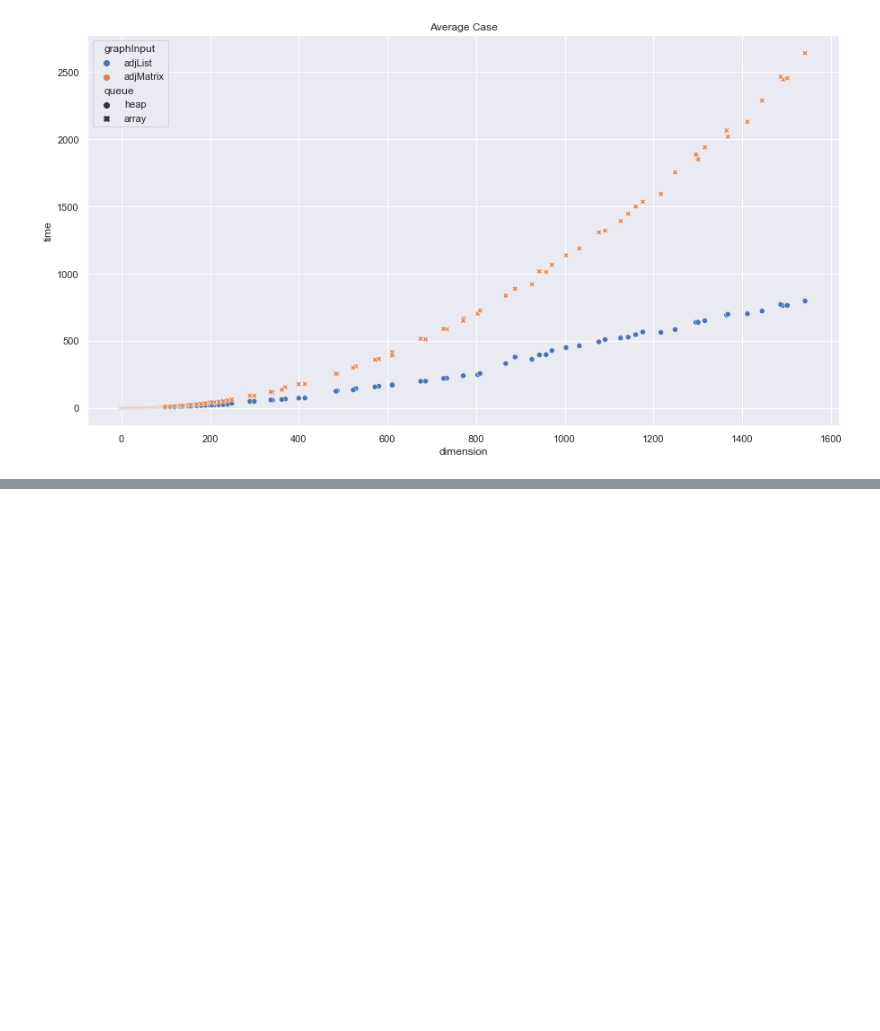
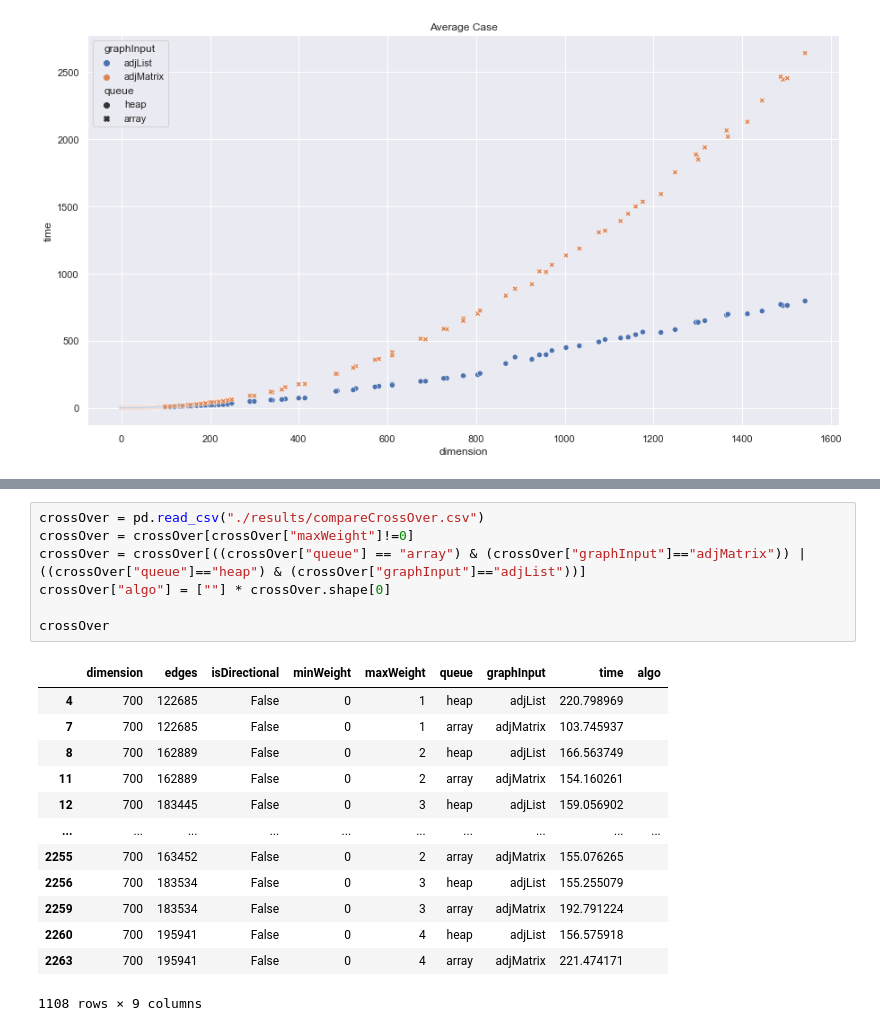
Before and after one commit to TsienJin/SC2001-Group-Projects, a Jupyter notebook: Proj2/Findings.ipynb, the cells around one changed output, grey strips where cells are left out. Drawn from its saved outputs; the diff is of its cells as text; blank space fills up the shorter version.

```diff
--- a/Proj2/Findings.ipynb
+++ b/Proj2/Findings.ipynb
@@ -114,0 +115,21 @@ compPlot(dataframe=bothDF, col="case", title="Comparing graphs")
+# %%
+crossOver = pd.read_csv("./results/compareCrossOver.csv")
+crossOver = crossOver[crossOver["maxWeight"]!=0]
+crossOver = crossOver[((crossOver["queue"] == "array") & (crossOver["graphInput"]=="adjMatrix")) | ((crossOver["queue"]=="heap") & (crossOver["graphInput"]=="adjList"))]
+crossOver["algo"] = [""] * crossOver.shape[0]
+
+crossOver
+# %% [output]
+|  | dimension | edges | isDirectional | minWeight | maxWeight | queue | graphInput | time | algo |
+| 4 | 700 | 122685 | False | 0 | 1 | heap | adjList | 220.798969 |  |
+| 7 | 700 | 122685 | False | 0 | 1 | array | adjMatrix | 103.745937 |  |
+| 8 | 700 | 162889 | False | 0 | 2 | heap | adjList | 166.563749 |  |
+| 11 | 700 | 162889 | False | 0 | 2 | array | adjMatrix | 154.160261 |  |
+| 12 | 700 | 183445 | False | 0 | 3 | heap | adjList | 159.056902 |  |
+| ... | ... | ... | ... | ... | ... | ... | ... | ... | ... |
+| 2255 | 700 | 163452 | False | 0 | 2 | array | adjMatrix | 155.076265 |  |
+| 2256 | 700 | 183534 | False | 0 | 3 | heap | adjList | 155.255079 |  |
+| 2259 | 700 | 183534 | False | 0 | 3 | array | adjMatrix | 192.791224 |  |
+| 2260 | 700 | 195941 | False | 0 | 4 | heap | adjList | 156.575918 |  |
+| 2263 | 700 | 195941 | False | 0 | 4 | array | adjMatrix | 221.474171 |  |
+1108 rows × 9 columns
```
Also changed, not shown: parts of 15 cells of this notebook, 2 other files.
